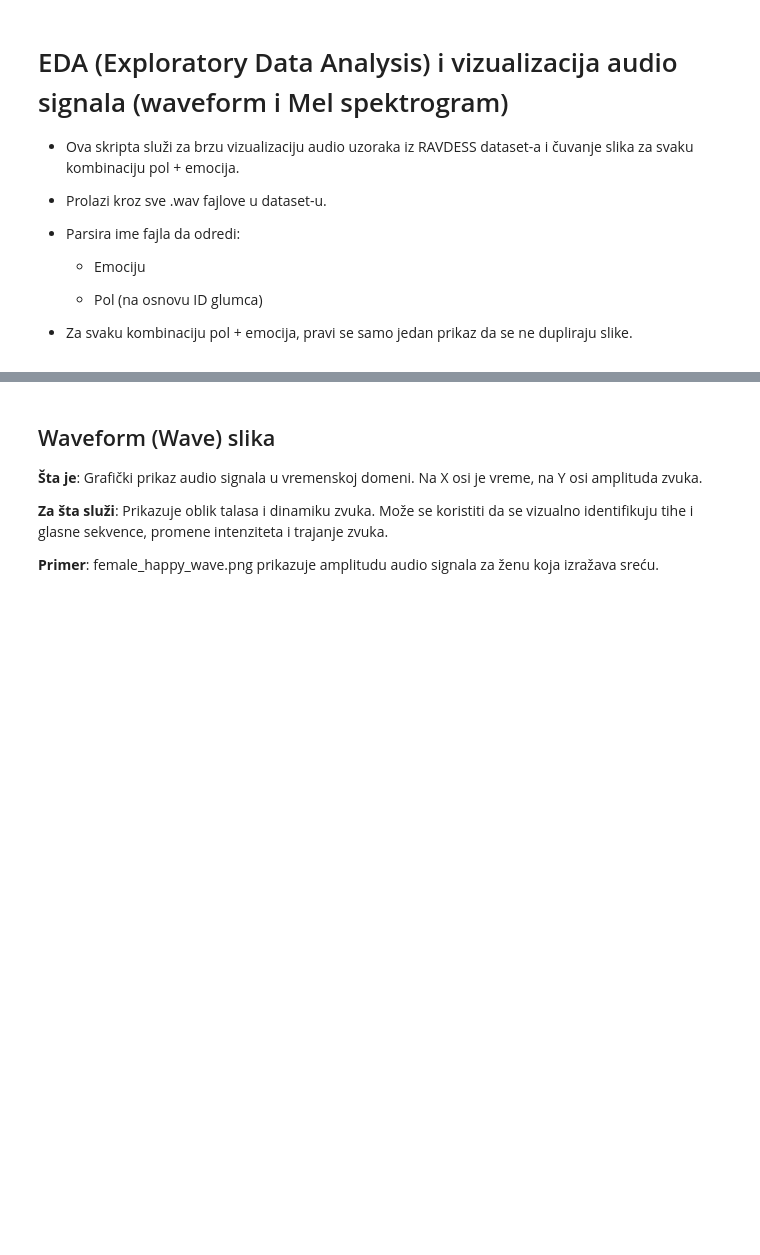
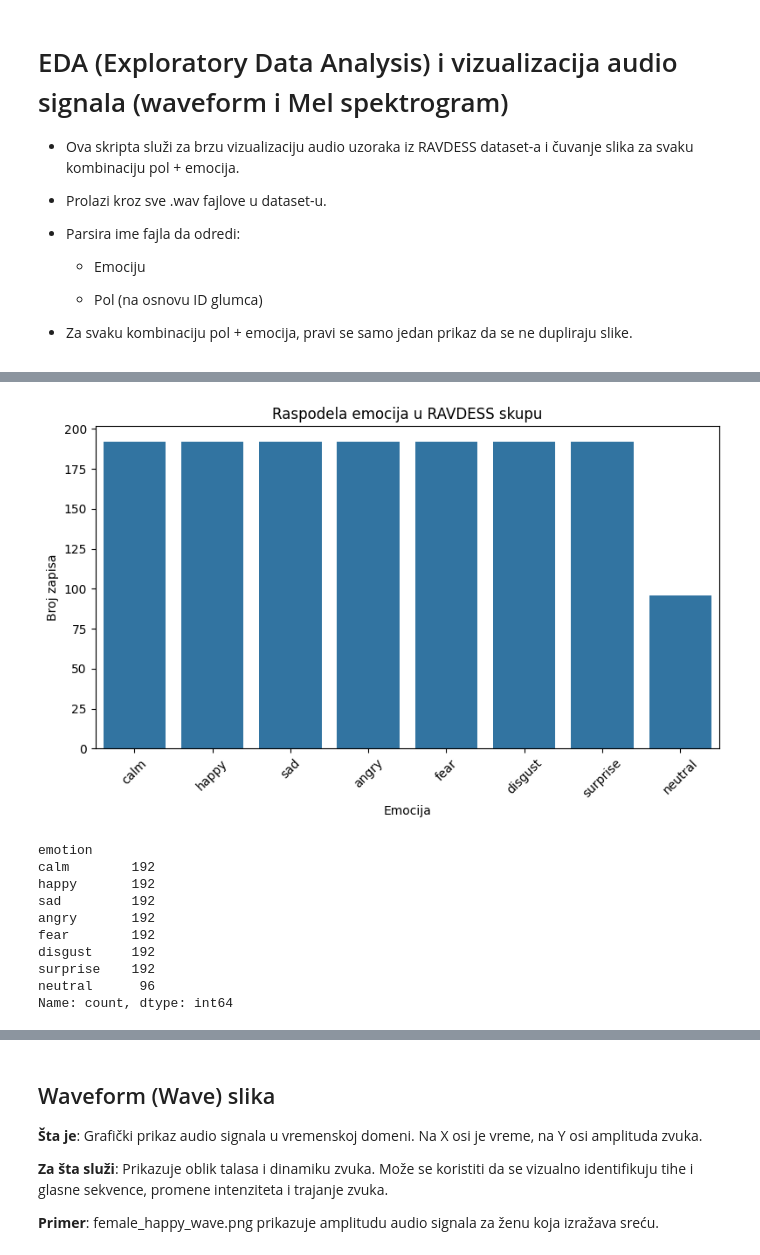
Before and after one commit to andjelavostic/emotion-detector, a Jupyter notebook: eda_visualzation.ipynb, the cells around one changed output, grey strips where cells are left out. Saved outputs shown, nothing was run; the diff lists cells and outputs as text; code cells hidden in the pictures; blank space fills up the shorter version.

```diff
--- a/eda_visualzation.ipynb
+++ b/eda_visualzation.ipynb
@@ -14,0 +25,41 @@
+# %%
+import pandas as pd
+import matplotlib.pyplot as plt
+import seaborn as sns
+import os
+
+os.makedirs("visualization/eda_photos", exist_ok=True)
+
+df_labels = pd.read_csv("data/processed_data/audio_labels.csv")
+
+# audio_labels.csv cuva putanje relativne prema folderu iz kog je pokrenut
+# extract_labels.py (obicno "features/"). Ova sveska se pokrece iz korena
+# projekta, pa putanje normalizujemo na "data/raw/<Actor_XX>/<fajl>.wav"
+# nezavisno od toga odakle je CSV nastao.
+df_labels["path"] = df_labels["path"].apply(
+    lambda p: os.path.join("data", "raw", *p.replace("\\", "/").split("/")[-2:])
+)
+
+plt.figure(figsize=(8, 5))
+sns.countplot(data=df_labels, x="emotion", order=df_labels["emotion"].value_counts().index)
+plt.title("Raspodela emocija u RAVDESS skupu")
+plt.xlabel("Emocija")
+plt.ylabel("Broj zapisa")
+plt.xticks(rotation=45)
+plt.tight_layout()
+plt.savefig("visualization/eda_photos/class_distribution.png")
+plt.show()
+
+print(df_labels["emotion"].value_counts())
+# %% [output]
+[figure, added]
+emotion
+calm        192
+happy       192
+sad         192
+angry       192
+fear        192
+disgust     192
+surprise    192
+neutral      96
+Name: count, dtype: int64
```
Also changed, not shown: parts of 9 cells of this notebook, 15 other files.
